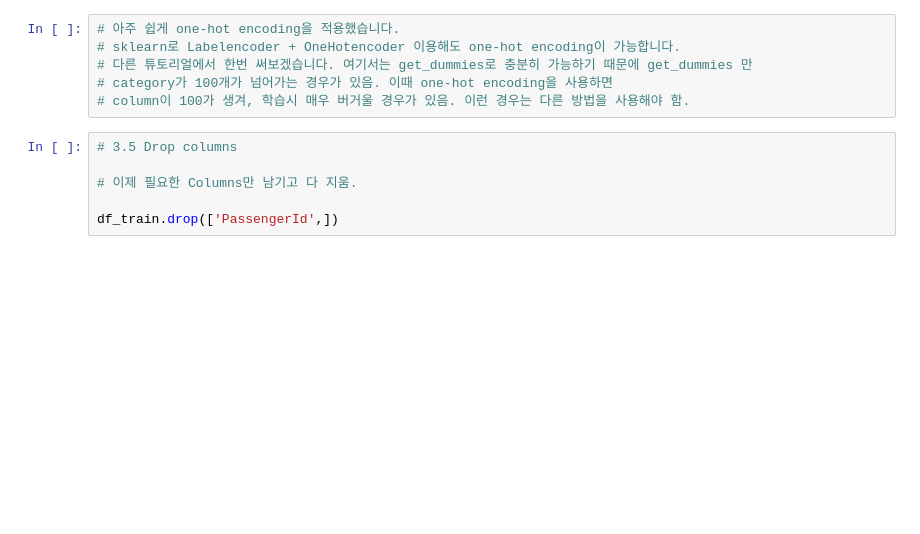
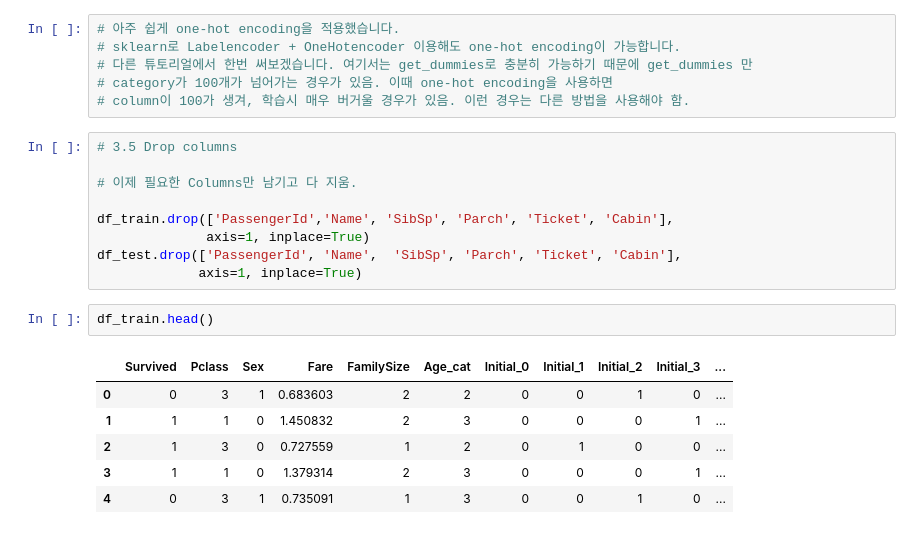
Before and after one commit to jihyunjeongme/data-analysis-kaggle, a Jupyter notebook: [Kaggle_Titanic]_EDA_To_prediction(DieTanic).ipynb, the cells around one changed output. Saved outputs shown, nothing was run; the diff lists cells and outputs as text; blank space fills up the shorter version.

```diff
--- a/[Kaggle_Titanic]_EDA_To_prediction(DieTanic).ipynb
+++ b/[Kaggle_Titanic]_EDA_To_prediction(DieTanic).ipynb
@@ -744,4 +740,16 @@ df_train.head()
 
 # 이제 필요한 Columns만 남기고 다 지움.
 
-df_train.drop(['PassengerId',])
+df_train.drop(['PassengerId','Name', 'SibSp', 'Parch', 'Ticket', 'Cabin'],
+              axis=1, inplace=True)
+df_test.drop(['PassengerId', 'Name',  'SibSp', 'Parch', 'Ticket', 'Cabin'],
+             axis=1, inplace=True)
+# %%
+df_train.head()
+# %% [output]
+|  | Survived | Pclass | Sex | Fare | FamilySize | Age_cat | Initial_0 | Initial_1 | Initial_2 | Initial_3 | ... |
+| 0 | 0 | 3 | 1 | 0.683603 | 2 | 2 | 0 | 0 | 1 | 0 | ... |
+| 1 | 1 | 1 | 0 | 1.450832 | 2 | 3 | 0 | 0 | 0 | 1 | ... |
+| 2 | 1 | 3 | 0 | 0.727559 | 1 | 2 | 0 | 1 | 0 | 0 | ... |
+| 3 | 1 | 1 | 0 | 1.379314 | 2 | 3 | 0 | 0 | 0 | 1 | ... |
+| 4 | 0 | 3 | 1 | 0.735091 | 1 | 3 | 0 | 0 | 1 | 0 | ... |
```
Also changed, not shown: parts of 27 cells of this notebook.
